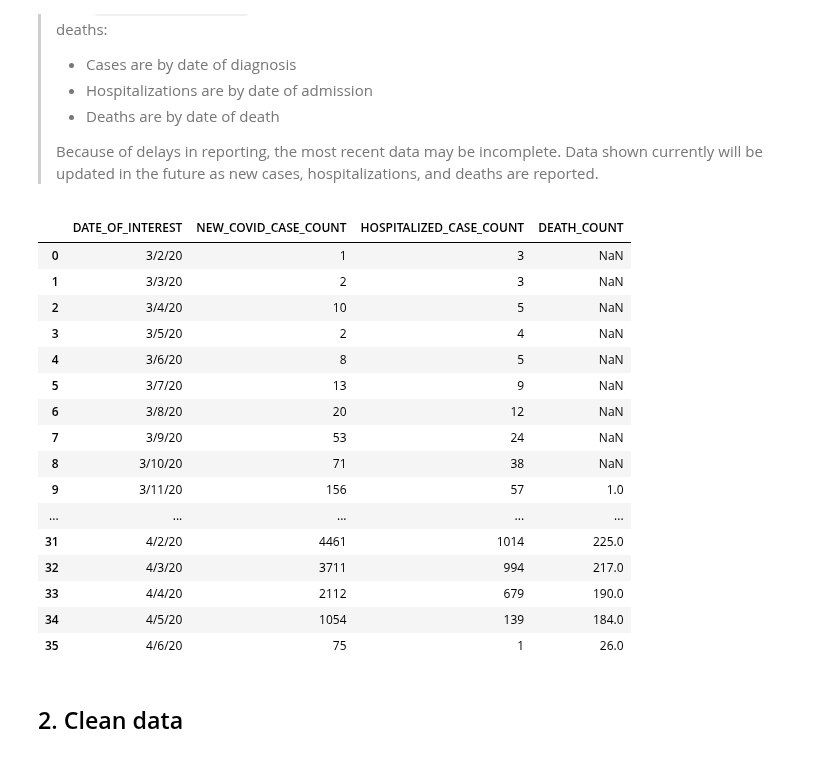
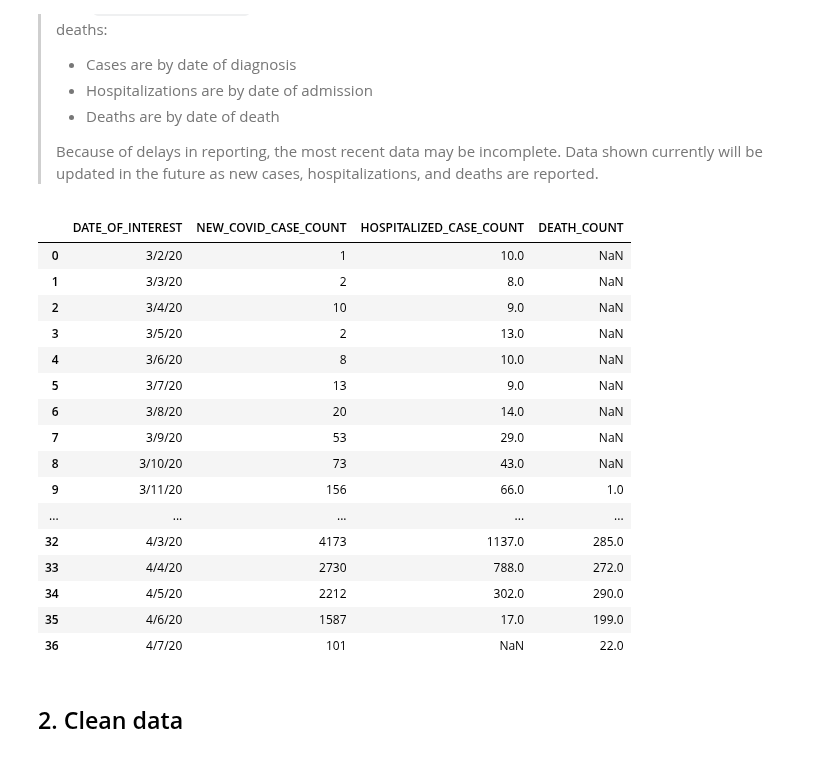
Before and after one commit to carlos-afonso/COVID-19, a Jupyter notebook: notebooks/nyc-covid-19-new-daily-counts.ipynb, the cells around one changed output. Drawn from its saved outputs; the diff is of its cells as text; code cells hidden in the pictures.

```diff
--- a/notebooks/nyc-covid-19-new-daily-counts.ipynb
+++ b/notebooks/nyc-covid-19-new-daily-counts.ipynb
@@ -21,35 +21,35 @@ Data notes from the data source [https://github.com/nychealth/coronavirus-data]:
 >
 > Because of delays in reporting, the most recent data may be incomplete. Data shown currently will be updated in the future as new cases, hospitalizations, and deaths are reported.
 # %%
-update_str = 'as of Apr 6, 2020'
+update_str = 'as of Apr 7, 2020'
 
 #source_str = 'Sources: Data: nyc.gov/coronavirus - Plot: carlos-afonso.github.io/COVID-19'
 #source_str = 'Data: NYC Health: nyc.gov/coronavirus - Plot: carlos-afonso.github.io/COVID-19'
 source_str = 'Data: nyc.gov/coronavirus - Plot: carlos-afonso.github.io/COVID-19'
 
 data_file = '../data/nyc-health-github/case-hosp-death.csv'
 
 df = pd.read_csv(data_file)
 
 df
 # %% [output]
 |  | DATE_OF_INTEREST | NEW_COVID_CASE_COUNT | HOSPITALIZED_CASE_COUNT | DEATH_COUNT |
-| 0 | 3/2/20 | 1 | 3 | NaN |
-| 1 | 3/3/20 | 2 | 3 | NaN |
-| 2 | 3/4/20 | 10 | 5 | NaN |
-| 3 | 3/5/20 | 2 | 4 | NaN |
-| 4 | 3/6/20 | 8 | 5 | NaN |
-| 5 | 3/7/20 | 13 | 9 | NaN |
-| 6 | 3/8/20 | 20 | 12 | NaN |
-| 7 | 3/9/20 | 53 | 24 | NaN |
-| 8 | 3/10/20 | 71 | 38 | NaN |
-| 9 | 3/11/20 | 156 | 57 | 1.0 |
+| 0 | 3/2/20 | 1 | 10.0 | NaN |
+| 1 | 3/3/20 | 2 | 8.0 | NaN |
+| 2 | 3/4/20 | 10 | 9.0 | NaN |
+| 3 | 3/5/20 | 2 | 13.0 | NaN |
+| 4 | 3/6/20 | 8 | 10.0 | NaN |
+| 5 | 3/7/20 | 13 | 9.0 | NaN |
+| 6 | 3/8/20 | 20 | 14.0 | NaN |
+| 7 | 3/9/20 | 53 | 29.0 | NaN |
+| 8 | 3/10/20 | 73 | 43.0 | NaN |
+| 9 | 3/11/20 | 156 | 66.0 | 1.0 |
 | ... | ... | ... | ... | ... |
-| 31 | 4/2/20 | 4461 | 1014 | 225.0 |
-| 32 | 4/3/20 | 3711 | 994 | 217.0 |
-| 33 | 4/4/20 | 2112 | 679 | 190.0 |
-| 34 | 4/5/20 | 1054 | 139 | 184.0 |
-| 35 | 4/6/20 | 75 | 1 | 26.0 |
+| 32 | 4/3/20 | 4173 | 1137.0 | 285.0 |
+| 33 | 4/4/20 | 2730 | 788.0 | 272.0 |
+| 34 | 4/5/20 | 2212 | 302.0 | 290.0 |
+| 35 | 4/6/20 | 1587 | 17.0 | 199.0 |
+| 36 | 4/7/20 | 101 | NaN | 22.0 |
 # %% [markdown]
 ## 2. Clean data
 # %% [markdown]
```
Also changed, not shown: parts of 5 cells of this notebook, 2 other files.
